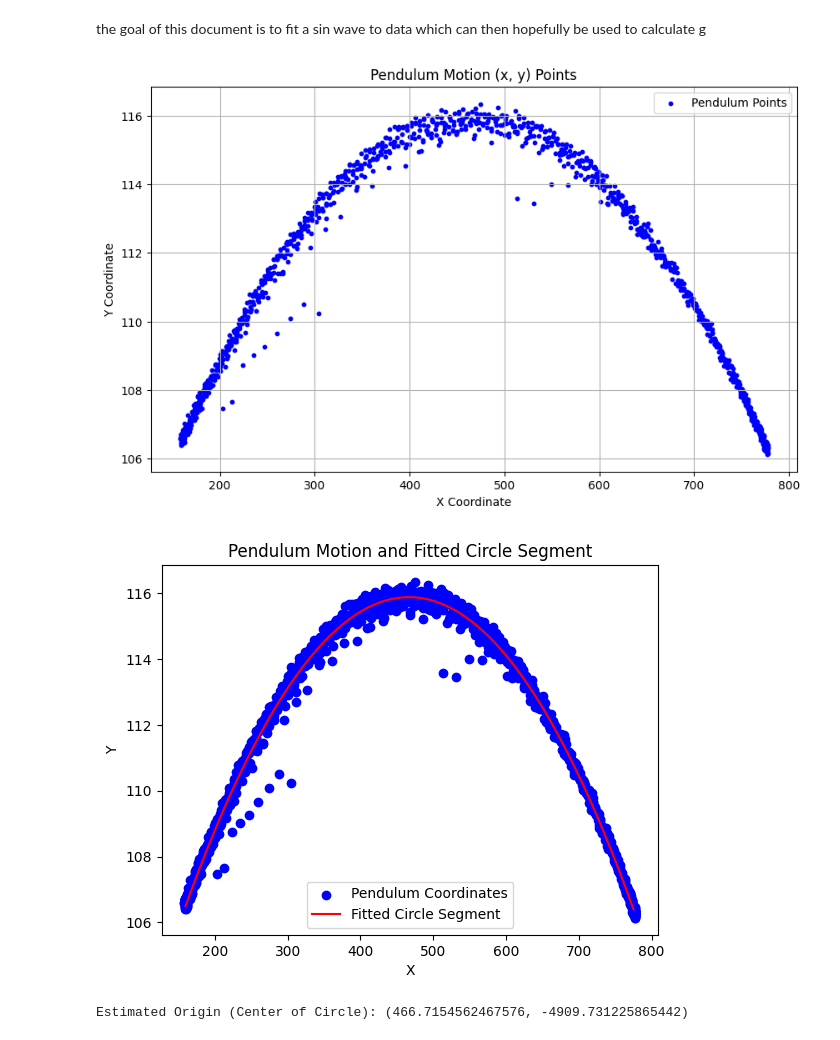
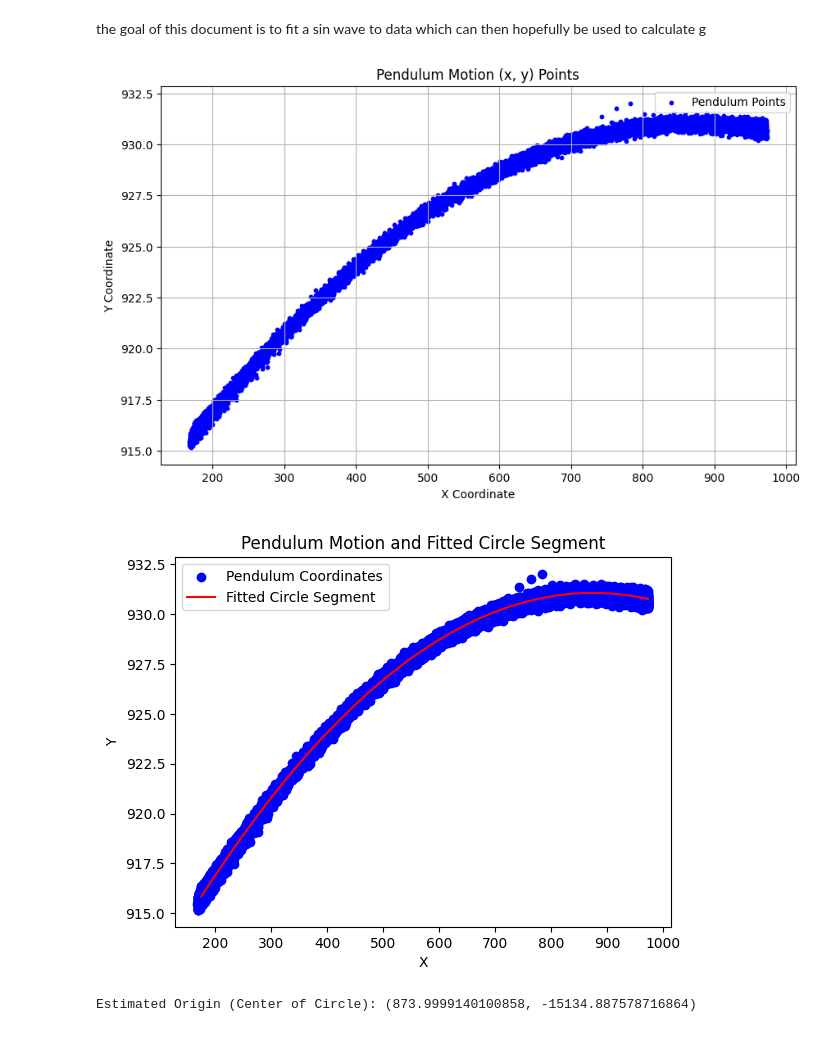
Before and after one commit to zgotobed/Ruchardt, a Jupyter notebook: Code/fit_sine.ipynb, the cells around one changed output. Saved outputs shown, nothing was run; the diff lists cells and outputs as text; code cells hidden in the pictures.

```diff
--- a/Code/fit_sine.ipynb
+++ b/Code/fit_sine.ipynb
@@ -8,40 +8,40 @@ from scipy.optimize import curve_fit
 the goal of this document is to fit a sin wave to data which can then hopefully be used to calculate g
 # %%
 # Load the CSV data containing the results
-csv_file_path = '../CSV Files/coordinates_Feb25Rusty_run3.csv'
+csv_file_path = '../CSV Files/coordinates_3min.csv'
 data = pd.read_csv(csv_file_path)
 
 # Extract x (x-coordinate) and y (y-coordinate)
 x = data['x'].values
 y = data['y'].values
 time = data['Time'].values
 
-indices = y > 106
+indices = y > 1
 #Extract corresponding time values
 t_values = time[indices]
 
 y = y[indices]
 x=x[indices]
 time = time[indices]
 
 # Plot the (x, y) points
 plt.figure(figsize=(10, 6))
 plt.scatter(x, y, color='b', s=10, label='Pendulum Points')
 
 # Optionally, you can connect the points with lines to visualize the trajectory
 # plt.plot(cx, cy, color='g', linewidth=1, linestyle='-', alpha=0.6)
 
 # Add labels and title
 plt.title('Pendulum Motion (x, y) Points')
 plt.xlabel('X Coordinate')
 plt.ylabel('Y Coordinate')
 
 # Add a grid and show the plot
 plt.grid(True)
 plt.legend()
 plt.show()
 # %% [output]
-[figure, old version]
+[figure, new version]
 # %%
 def circle_residuals(params, x, y):
     cx, cy, r = params
@@ -79,8 +79,8 @@ plt.show()
 # Output the estimated origin (cx, cy)
 print(f"Estimated Origin (Center of Circle): ({cx}, {cy})")
 # %% [output]
-[figure, old version]
+[figure, new version]
-Estimated Origin (Center of Circle): (466.7154562467576, -4909.731225865442)
+Estimated Origin (Center of Circle): (873.9999140100858, -15134.887578716864)
 # %%
 
 # Compute angles in radians
```
Also changed, not shown: parts of 8 cells of this notebook, 16 other files.
